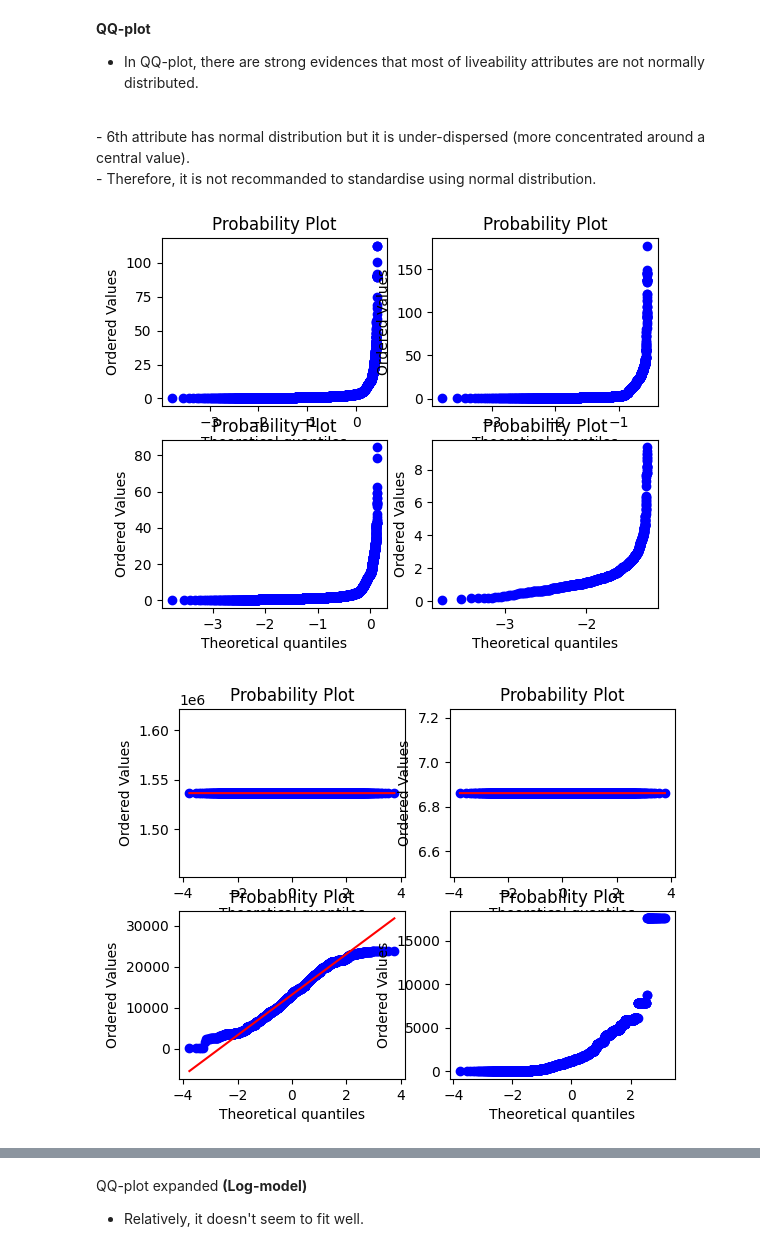
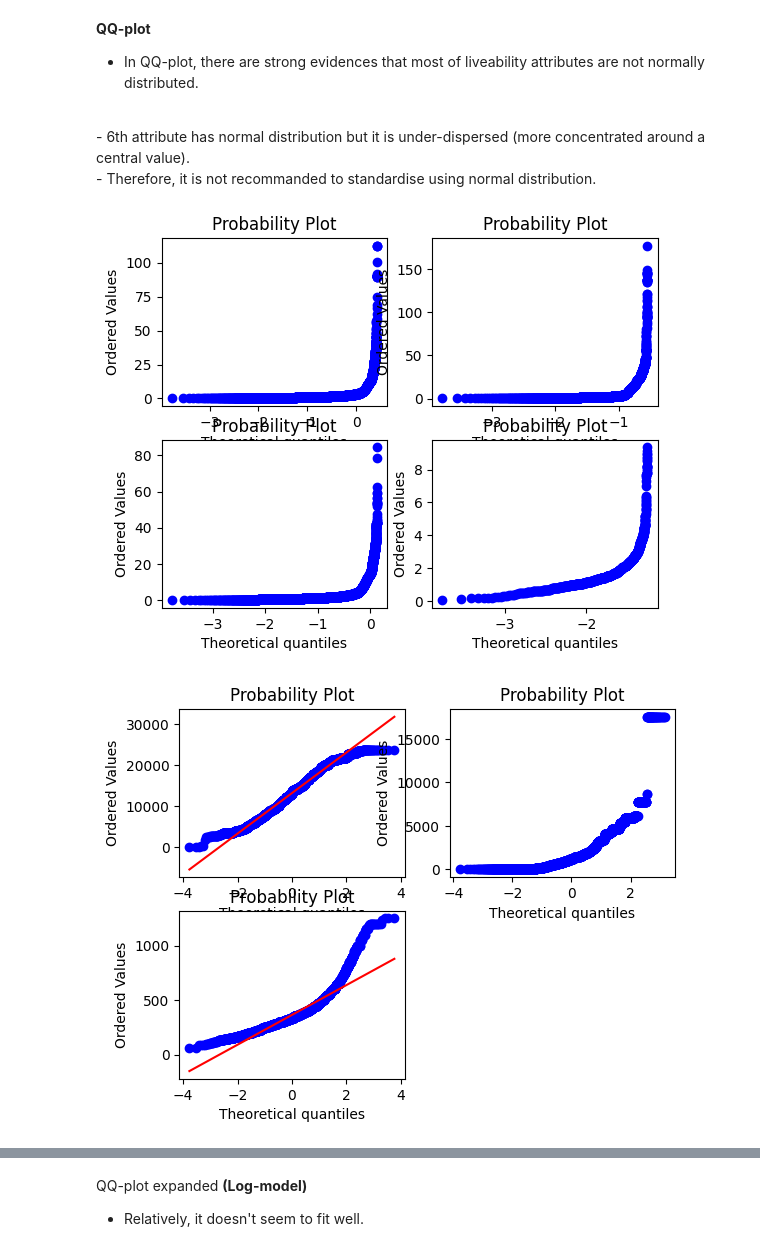
Before and after one commit to MAST30034-Applied-Data-Science/generic-real-estate-consulting-project-group-43, a Jupyter notebook: notebooks/Preprocessing/scoring.ipynb, the cells around one changed output, grey strips where cells are left out. Cells and saved outputs as stored; diff of their text form; code cells hidden in the pictures.

```diff
--- a/notebooks/Preprocessing/scoring.ipynb
+++ b/notebooks/Preprocessing/scoring.ipynb
@@ -12,7 +12,7 @@ In this project, it is decided to use customized weights by conducting user surv
 ## Read the data
 # %%
 import pandas as pd
-COL = ["min_distance_to_train", "min_distance_to_hosp", "min_distance_to_poli", "min_distance_to_shop", "gdp(USD Millioins)", "saving_rate(% of GDP)", "population_density", "crime_cases", "weekly_rent"]
+COL = ["min_distance_to_train", "min_distance_to_hosp", "min_distance_to_poli", "min_distance_to_shop", "population_density", "crime_cases", "weekly_rent"]
 sample = pd.read_csv("../../data/curated/merged_dataset/2013_merged_data.csv")
 m = sample[COL].to_numpy()
 m
@@ -65,24 +65,20 @@ plt.show()
 # %%
 import numpy as np
 import scipy.stats as stats
 import pylab
 
 # test = np.random.normal(0,1, 1000) # Good example
 for i in range(0, 4):
     ax1 = plt.subplot(221+i)
     measurements = sample[COL[i]].to_numpy()
     stats.probplot(measurements, dist="norm", plot=pylab)
 pylab.show()
 
-for i in range(4, 8):
+for i in range(4, X_scaled.shape[1]):
     ax1 = plt.subplot(217+i)
     measurements = sample[COL[i]].to_numpy()
     stats.probplot(measurements, dist="norm", plot=pylab)
 pylab.show()
-
-measurements = sample[COL[X_scaled.shape[1]-1]].to_numpy()
-stats.probplot(measurements, dist="norm", plot=pylab)
-pylab.show()
 # %% [output]
 [figure]
-[figure, old version]
+[figure, new version]
```
Also changed, not shown: parts of 8 cells of this notebook.
